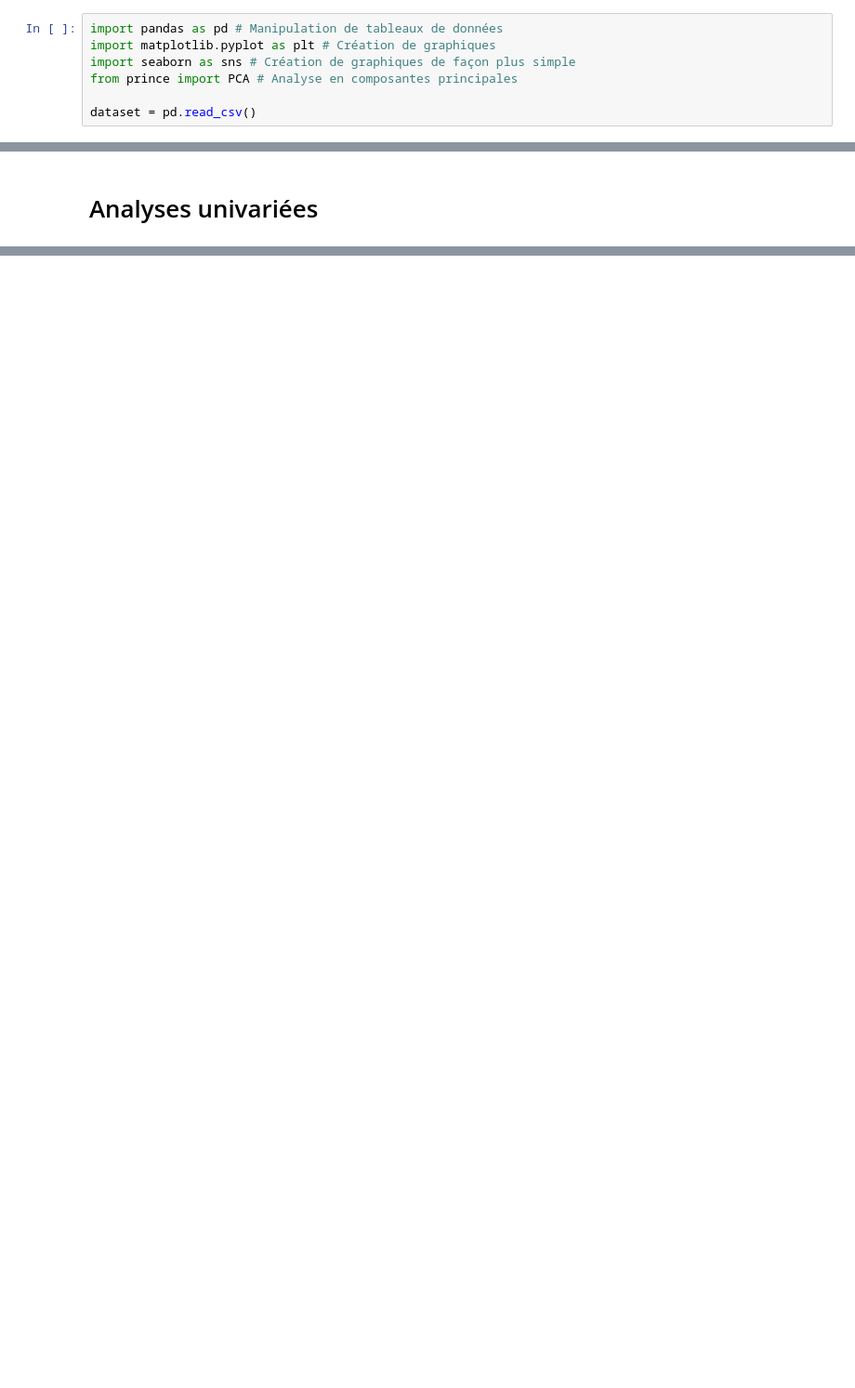
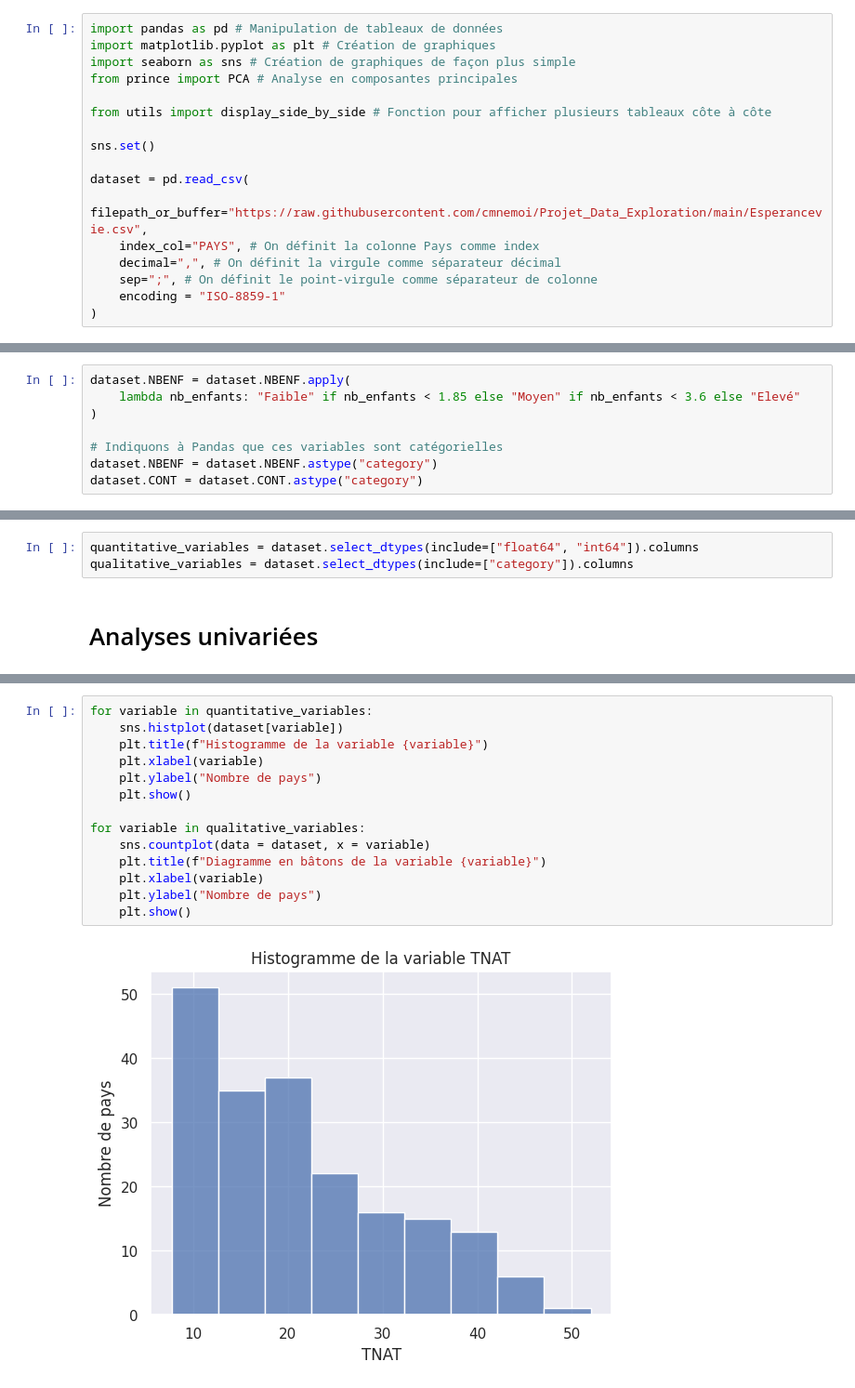
Before and after one commit to cmnemoi/Projet_Data_Exploration, a Jupyter notebook: Projet_Data_Exploration.ipynb, the cells around one changed output, grey strips where cells are left out. Shown at 93% size. Cells and saved outputs as stored; diff of their text form; blank space fills up the shorter version.

```diff
--- a/Projet_Data_Exploration.ipynb
+++ b/Projet_Data_Exploration.ipynb
@@ -21,4 +21,14 @@ import matplotlib.pyplot as plt # Création de graphiques
 import seaborn as sns # Création de graphiques de façon plus simple
 from prince import PCA # Analyse en composantes principales
 
-dataset = pd.read_csv()
+from utils import display_side_by_side # Fonction pour afficher plusieurs tableaux côte à côte
+
+sns.set()
+
+dataset = pd.read_csv(
+    filepath_or_buffer="https://raw.githubusercontent.com/cmnemoi/Projet_Data_Exploration/main/Esperancevie.csv",
+    index_col="PAYS", # On définit la colonne Pays comme index
+    decimal=",", # On définit la virgule comme séparateur décimal
+    sep=";", # On définit le point-virgule comme séparateur de colonne
+    encoding = "ISO-8859-1"
+)
@@ -24,0 +65,8 @@ dataset = pd.read_csv()
+# %%
+dataset.NBENF = dataset.NBENF.apply(
+    lambda nb_enfants: "Faible" if nb_enfants < 1.85 else "Moyen" if nb_enfants < 3.6 else "Elevé"
+)
+
+# Indiquons à Pandas que ces variables sont catégorielles
+dataset.NBENF = dataset.NBENF.astype("category")
+dataset.CONT = dataset.CONT.astype("category")
@@ -25,2 +84,5 @@ dataset = pd.read_csv()
+# %%
+quantitative_variables = dataset.select_dtypes(include=["float64", "int64"]).columns
+qualitative_variables = dataset.select_dtypes(include=["category"]).columns
 # %% [markdown]
 # Analyses univariées
@@ -26,0 +97,16 @@ dataset = pd.read_csv()
+# %%
+for variable in quantitative_variables:
+    sns.histplot(dataset[variable])
+    plt.title(f"Histogramme de la variable {variable}")
+    plt.xlabel(variable)
+    plt.ylabel("Nombre de pays")
+    plt.show()
+
+for variable in qualitative_variables:
+    sns.countplot(data = dataset, x = variable)
+    plt.title(f"Diagramme en bâtons de la variable {variable}")
+    plt.xlabel(variable)
+    plt.ylabel("Nombre de pays")
+    plt.show()
+# %% [output]
+[figure, added]
```
Also changed, not shown: parts of 11 cells of this notebook.
